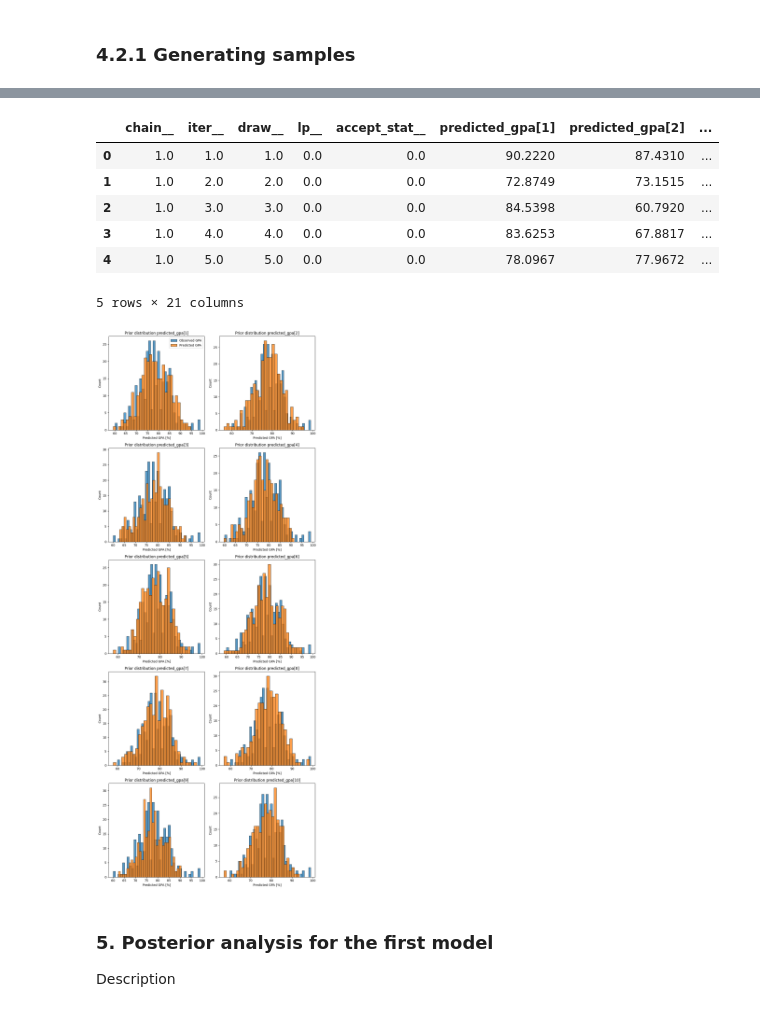
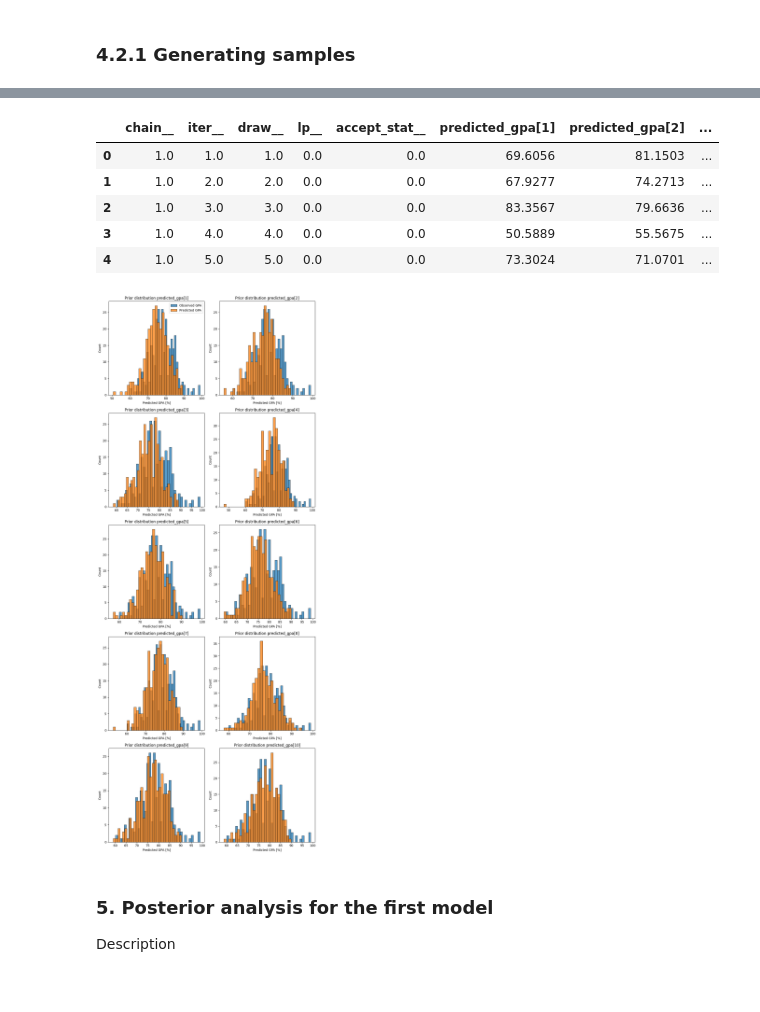
Before and after one commit to DanielJurkowski/DataAnalyticsProject, a Jupyter notebook: notebook.ipynb, the cells around one changed output, grey strips where cells are left out. Saved outputs shown, nothing was run; the diff lists cells and outputs as text; code cells hidden in the pictures.

```diff
--- a/notebook.ipynb
+++ b/notebook.ipynb
@@ -445,7 +445,10 @@ The number of iterations was chosen based on the number of records in the data.
 # %%
 # To w sumie powinno byc chyba wygenerowane z przedziału w jakim znajduja sie godziny
 
-hours_array = np.array(data['Studying hours'])[np.random.randint(low=0, high=295, size=10)]
-hangouts_array = np.array(data['Hangouts'])[np.random.randint(low=0, high=295, size=10)]
-hours_array
+hours_c = abs(data['Studying hours'] - data['Studying hours'].mean())
+hangouts_c = abs(data['Hangouts'] - data['Hangouts'].mean())
+
+hours_array = np.linspace(hours_c.min(), hours_c.max(), 10)
+hangouts_array = np.linspace(hangouts_c.min(), hangouts_c.max(), 10)
+print(hours_array)
 # %% [output]
@@ -529,6 +531,15 @@ TODO: Formula (?)
 ### 4.2.1 Generating samples
 # %%
 prior_model_2 = CmdStanModel(stan_file='src/prior_model_2.stan')
+
+drinks_c = abs(data['Drinks'] - data['Drinks'].mean())
+drinks = np.linspace(drinks_c.min(), drinks_c.max(), 10)
+
+data_simulated = {'N': 10,
+                  'hours': hours_array,
+                  'hangouts': hangouts_array,
+                  'drinks': drinks
+                  }
 
 samples_model_2 = prior_model_2.sample(data=data_simulated,
                                        iter_sampling=R,
@@ -546,32 +559,33 @@ df_2 = samples_model_2.draws_pd()
 df_2.head()
 # %% [output]
 |  | chain__ | iter__ | draw__ | lp__ | accept_stat__ | predicted_gpa[1] | predicted_gpa[2] | ... |
-| 0 | 1.0 | 1.0 | 1.0 | 0.0 | 0.0 | 90.2220 | 87.4310 | ... |
-| 1 | 1.0 | 2.0 | 2.0 | 0.0 | 0.0 | 72.8749 | 73.1515 | ... |
-| 2 | 1.0 | 3.0 | 3.0 | 0.0 | 0.0 | 84.5398 | 60.7920 | ... |
-| 3 | 1.0 | 4.0 | 4.0 | 0.0 | 0.0 | 83.6253 | 67.8817 | ... |
-| 4 | 1.0 | 5.0 | 5.0 | 0.0 | 0.0 | 78.0967 | 77.9672 | ... |
+| 0 | 1.0 | 1.0 | 1.0 | 0.0 | 0.0 | 69.6056 | 81.1503 | ... |
+| 1 | 1.0 | 2.0 | 2.0 | 0.0 | 0.0 | 67.9277 | 74.2713 | ... |
+| 2 | 1.0 | 3.0 | 3.0 | 0.0 | 0.0 | 83.3567 | 79.6636 | ... |
+| 3 | 1.0 | 4.0 | 4.0 | 0.0 | 0.0 | 50.5889 | 55.5675 | ... |
+| 4 | 1.0 | 5.0 | 5.0 | 0.0 | 0.0 | 73.3024 | 71.0701 | ... |
-5 rows × 21 columns
 # %%
+columns = [f'predicted_gpa[{i+1}]' for i in range(10)]
+
 fig, axes = plt.subplots(5, 2, figsize=(10, 25))
 
 for i, column in enumerate(columns):
     row = i // 2
     col = i % 2
     ax = axes[row, col]
 
     sns.histplot(data['Current GPA'], ax=ax, bins=len(data['Current GPA'].unique()))
     sns.histplot(df_2[column], ax=ax, bins=30)
 
     ax.set_title(f'Prior distribution {column}')
     ax.set_xlabel('Predicted GPA [%]')
     if i == 0:
         ax.legend(['Observed GPA', 'Predicted GPA'])
 
 plt.tight_layout()
 plt.show()
 # %% [output]
-[figure, old version]
+[figure, new version]
 # %% [markdown]
 ### 5. Posterior analysis for the first model
 Description
```
Also changed, not shown: parts of 13 cells of this notebook, 8 other files.
